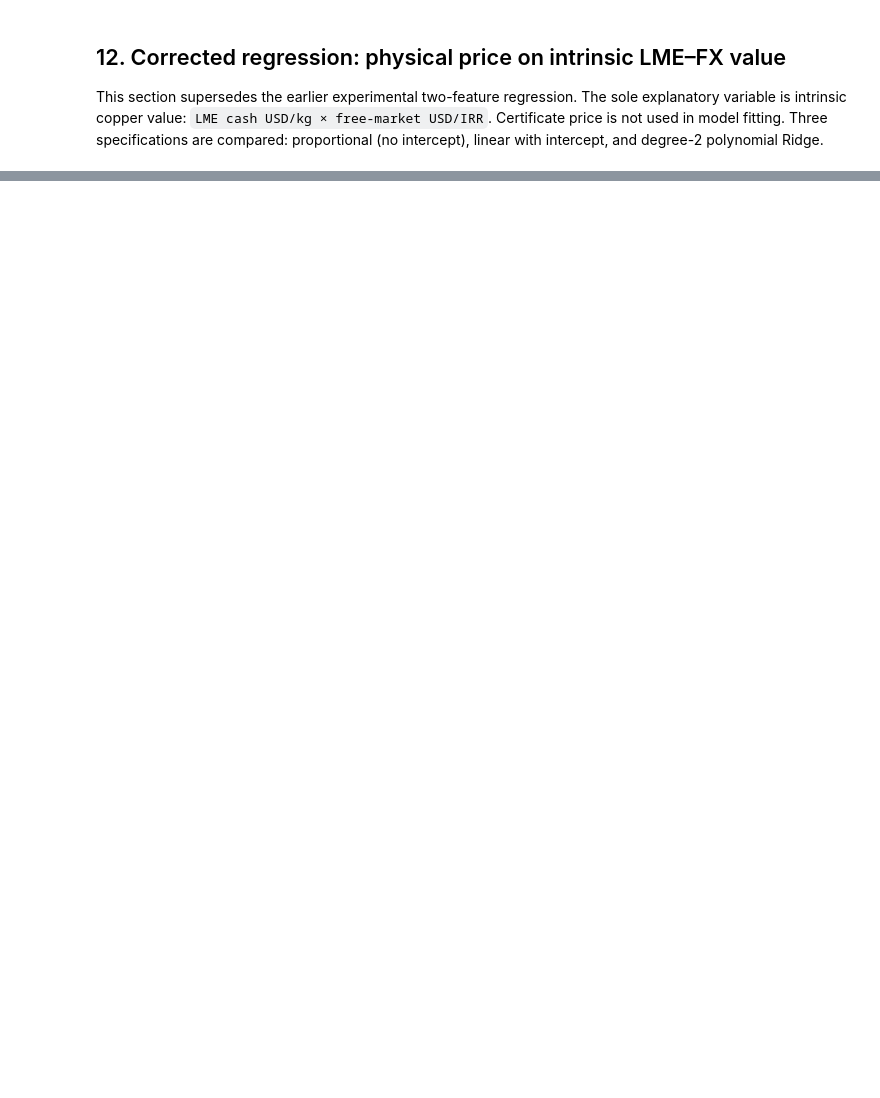
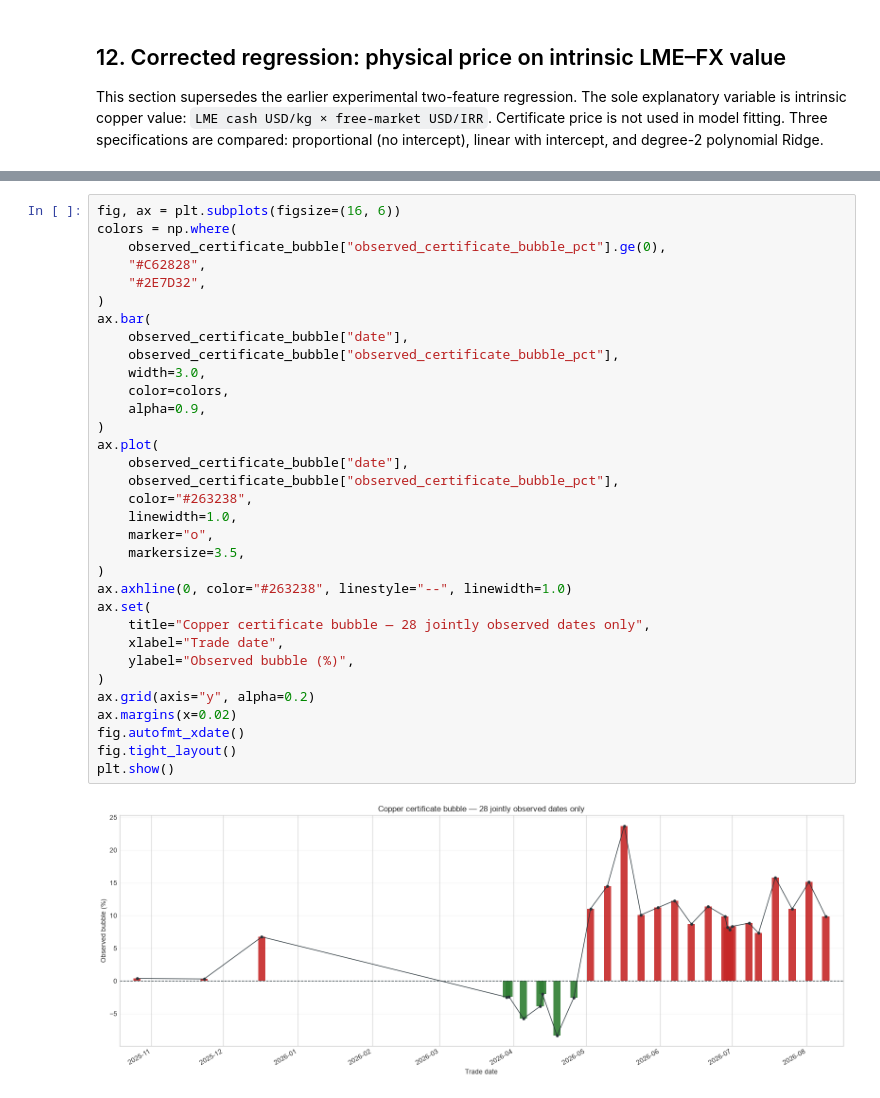
Before and after one commit to amirabadimm/empirical-economics-research, a Jupyter notebook: commodity/copper/notebooks/02_certificate_analysis.ipynb, the cells around one changed output, grey strips where cells are left out. Drawn from its saved outputs; the diff is of its cells as text; blank space fills up the shorter version.

```diff
--- a/commodity/copper/notebooks/02_certificate_analysis.ipynb
+++ b/commodity/copper/notebooks/02_certificate_analysis.ipynb
@@ -669,0 +1005,35 @@ plt.show()
+# %%
+fig, ax = plt.subplots(figsize=(16, 6))
+colors = np.where(
+    observed_certificate_bubble["observed_certificate_bubble_pct"].ge(0),
+    "#C62828",
+    "#2E7D32",
+)
+ax.bar(
+    observed_certificate_bubble["date"],
+    observed_certificate_bubble["observed_certificate_bubble_pct"],
+    width=3.0,
+    color=colors,
+    alpha=0.9,
+)
+ax.plot(
+    observed_certificate_bubble["date"],
+    observed_certificate_bubble["observed_certificate_bubble_pct"],
+    color="#263238",
+    linewidth=1.0,
+    marker="o",
+    markersize=3.5,
+)
+ax.axhline(0, color="#263238", linestyle="--", linewidth=1.0)
+ax.set(
+    title="Copper certificate bubble — 28 jointly observed dates only",
+    xlabel="Trade date",
+    ylabel="Observed bubble (%)",
+)
+ax.grid(axis="y", alpha=0.2)
+ax.margins(x=0.02)
+fig.autofmt_xdate()
+fig.tight_layout()
+plt.show()
+# %% [output]
+[figure, added]
```
Also changed, not shown: parts of 25 cells of this notebook, 28 other files.
